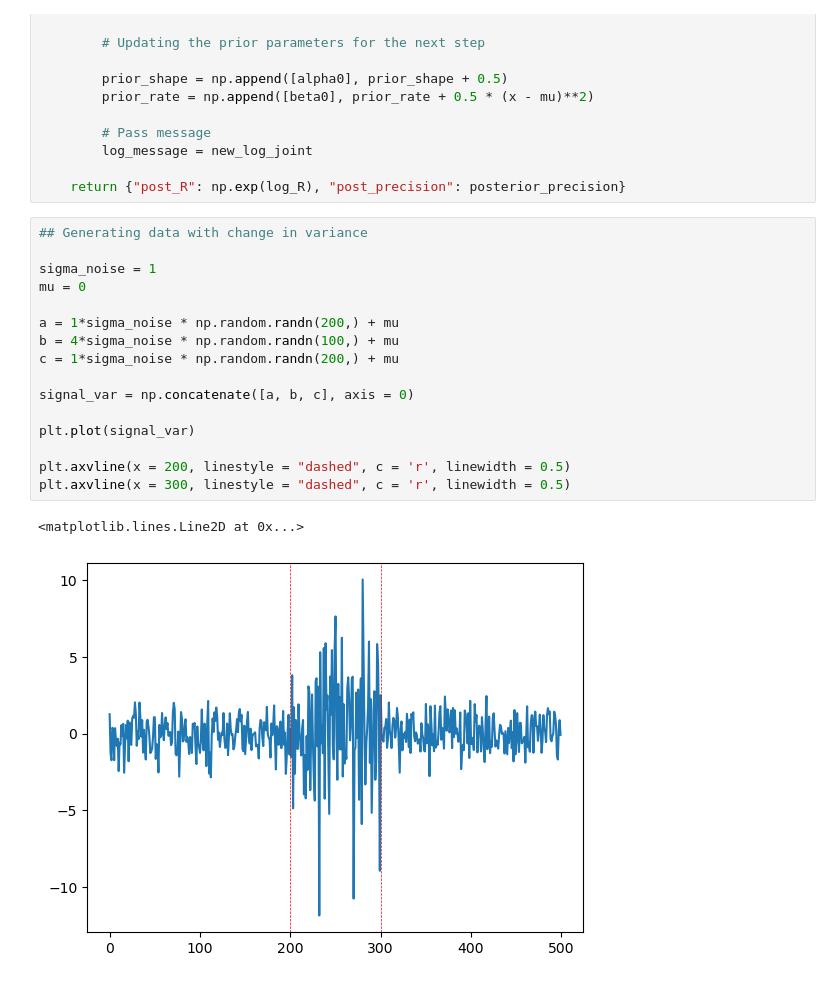
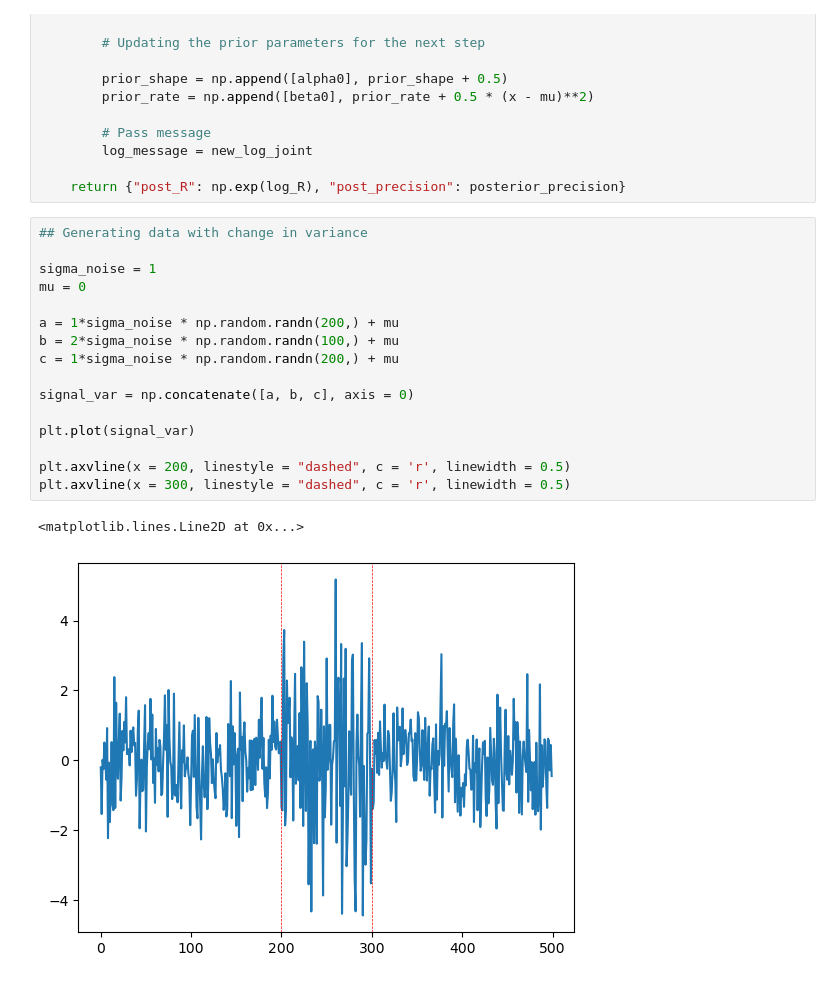
Before and after one commit to EtienneCap/ChangepointDetection, a Jupyter notebook: Bayesian online changepoint detection.ipynb, the cells around one changed output. Saved outputs shown, nothing was run; the diff lists cells and outputs as text.

```diff
--- a/Bayesian online changepoint detection.ipynb
+++ b/Bayesian online changepoint detection.ipynb
@@ -169,22 +169,22 @@ def BOCD_var(signal, alpha0, beta0, hazard_prob, mu = 0):
 # %%
 ## Generating data with change in variance
 
 sigma_noise = 1
 mu = 0
 
 a = 1*sigma_noise * np.random.randn(200,) + mu
-b = 4*sigma_noise * np.random.randn(100,) + mu
+b = 2*sigma_noise * np.random.randn(100,) + mu
 c = 1*sigma_noise * np.random.randn(200,) + mu
 
 signal_var = np.concatenate([a, b, c], axis = 0)
 
 plt.plot(signal_var)
 
 plt.axvline(x = 200, linestyle = "dashed", c = 'r', linewidth = 0.5)
 plt.axvline(x = 300, linestyle = "dashed", c = 'r', linewidth = 0.5)
 # %% [output]
 <matplotlib.lines.Line2D at 0x...>
-[figure, old version]
+[figure, new version]
 # %%
 ## Change in variance
 signal = signal_var
```
Also changed, not shown: parts of 3 cells of this notebook.
